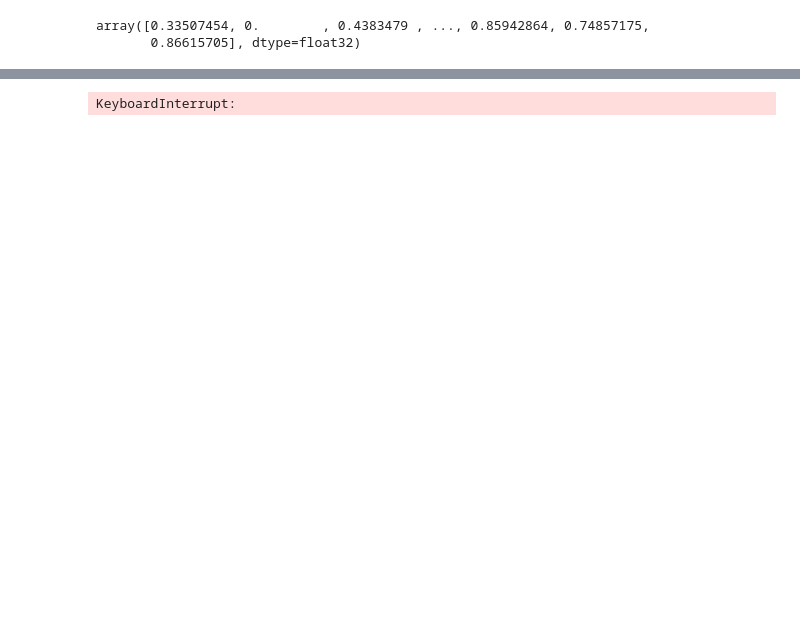
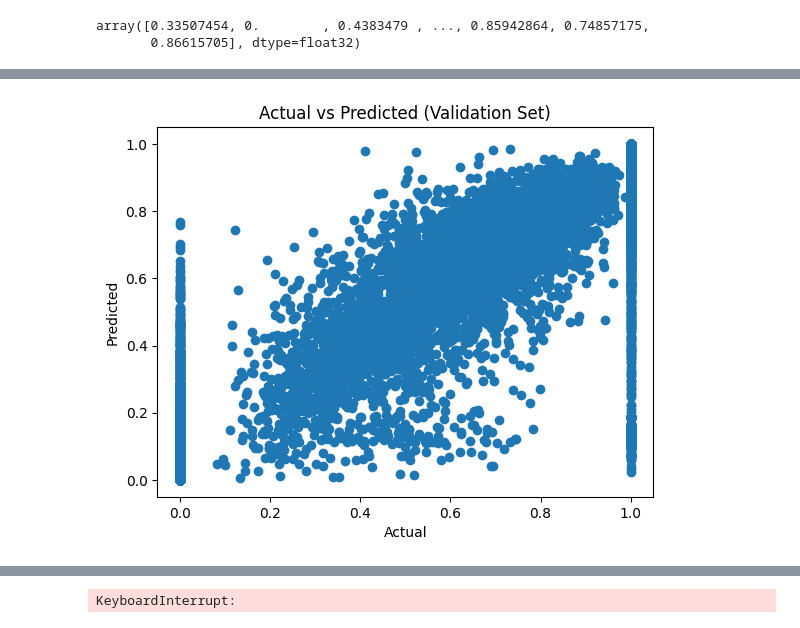
Before and after one commit to ecw70574/US-Census-Voting-and-Registration-DSCI-Capstone-Project, a Jupyter notebook: LSTM-pipeline-and-training.ipynb, the cells around one changed output, grey strips where cells are left out. Saved outputs shown, nothing was run; the diff lists cells and outputs as text; code cells hidden in the pictures; blank space fills up the shorter version.

```diff
--- a/LSTM-pipeline-and-training.ipynb
+++ b/LSTM-pipeline-and-training.ipynb
@@ -629,0 +651,18 @@ plt.show()
+# %%
+from keras.callbacks import EarlyStopping
+
+early_stop = EarlyStopping(
+    monitor='val_loss',
+    patience=10,           # Wait 5 epochs for improvement
+    restore_best_weights=True, # Revert to the best model
+    min_delta=0.001 # stops from minor noisy improvements
+)
+
+# Use in model.fit
+history = model2.fit(
+    X_train, y_train,
+    epochs=150,           # Set a high max, let early stopping take over
+    validation_data=(X_val, y_val),
+    callbacks=[early_stop],
+    verbose = 1
+)
@@ -629,0 +687,10 @@ plt.show()
+# %%
+y_pred = model2.predict(X_val)
+y_pred = y_pred.flatten()
+y_true = y_val.flatten()
+plt.scatter(y_true, y_pred)
+plt.title("Actual vs Predicted (Validation Set)")
+plt.xlabel("Actual")
+plt.ylabel("Predicted")
+plt.show()
+# %% [output]
@@ -629,0 +698 @@ plt.show()
+[figure, added]
```
Also changed, not shown: parts of 18 cells of this notebook.
